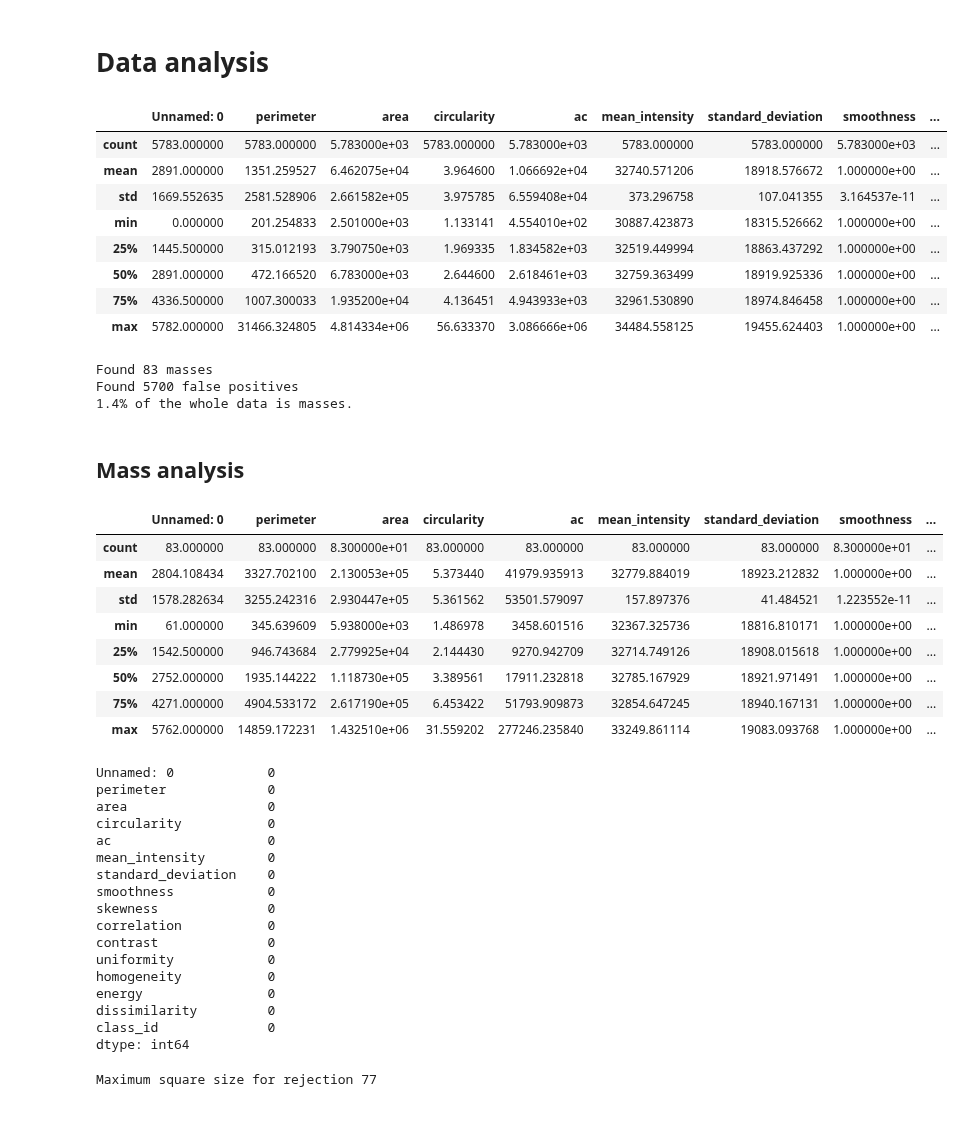
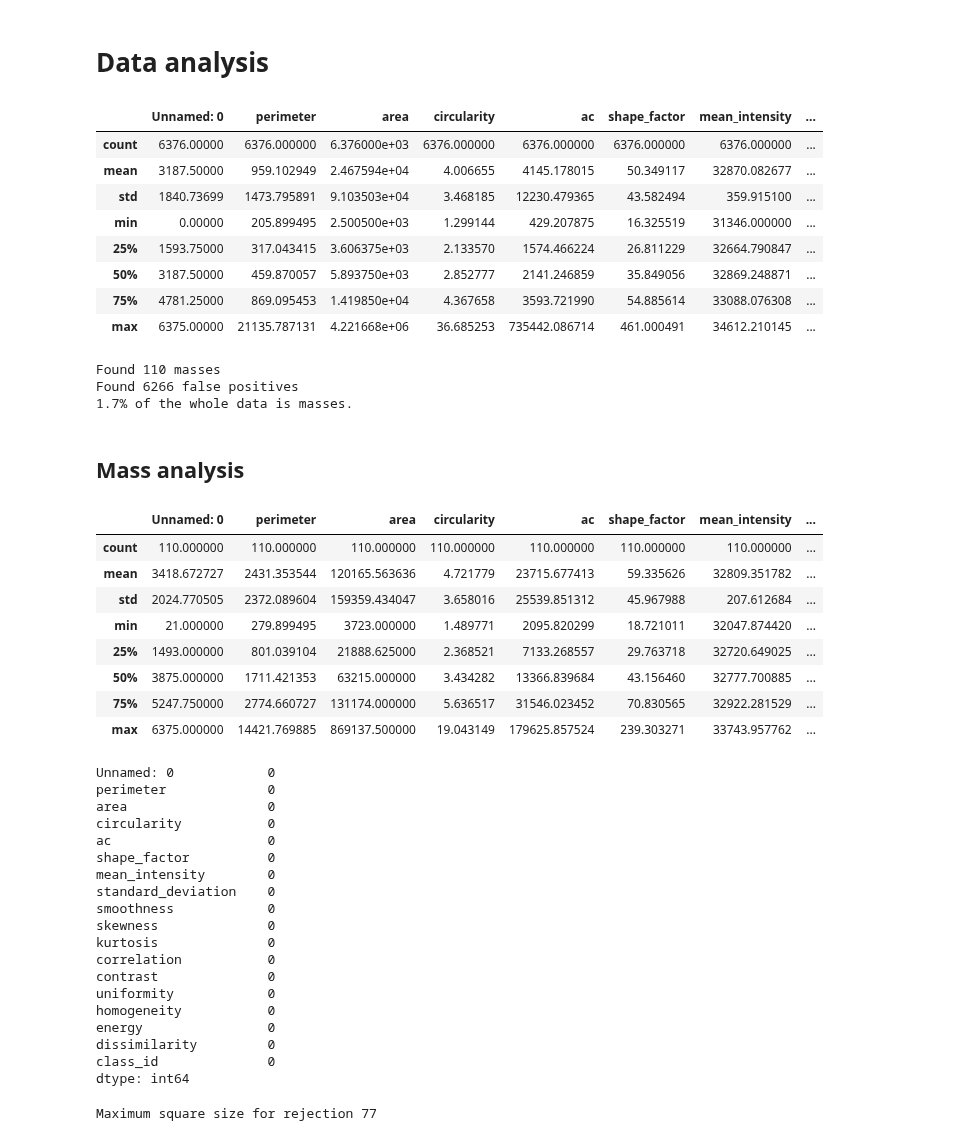
Before and after one commit to OlehKSS/IMMAS, a Jupyter notebook: examples/DataAnalysis.ipynb, the cells around one changed output. Saved outputs shown, nothing was run; the diff lists cells and outputs as text; code cells hidden in the pictures.

```diff
--- a/examples/DataAnalysis.ipynb
+++ b/examples/DataAnalysis.ipynb
@@ -5,22 +5,22 @@ import pandas as pd
 # %%
 # For this file we used Dice threshold 0.2, and the min area of a region of interest is 625
 #data = pd.read_csv("feature-tables/train-data_1526149385.csv")
 
 # For this file we used Dice threshold 0.2, and the min area of a region of interest is 2500
 #data = pd.read_csv("feature-tables/train-data_1526205815.csv")
-data = pd.read_csv("feature-tables/train-data_1526398314.csv")
+data = pd.read_csv("feature-tables/train-data_1526424532.csv")
 
 data.describe()
 # %% [output]
-|  | Unnamed: 0 | perimeter | area | circularity | ac | mean_intensity | standard_deviation | smoothness | ... |
-| count | 5783.000000 | 5783.000000 | 5.783000e+03 | 5783.000000 | 5.783000e+03 | 5783.000000 | 5783.000000 | 5.783000e+03 | ... |
-| mean | 2891.000000 | 1351.259527 | 6.462075e+04 | 3.964600 | 1.066692e+04 | 32740.571206 | 18918.576672 | 1.000000e+00 | ... |
-| std | 1669.552635 | 2581.528906 | 2.661582e+05 | 3.975785 | 6.559408e+04 | 373.296758 | 107.041355 | 3.164537e-11 | ... |
-| min | 0.000000 | 201.254833 | 2.501000e+03 | 1.133141 | 4.554010e+02 | 30887.423873 | 18315.526662 | 1.000000e+00 | ... |
-| 25% | 1445.500000 | 315.012193 | 3.790750e+03 | 1.969335 | 1.834582e+03 | 32519.449994 | 18863.437292 | 1.000000e+00 | ... |
-| 50% | 2891.000000 | 472.166520 | 6.783000e+03 | 2.644600 | 2.618461e+03 | 32759.363499 | 18919.925336 | 1.000000e+00 | ... |
-| 75% | 4336.500000 | 1007.300033 | 1.935200e+04 | 4.136451 | 4.943933e+03 | 32961.530890 | 18974.846458 | 1.000000e+00 | ... |
-| max | 5782.000000 | 31466.324805 | 4.814334e+06 | 56.633370 | 3.086666e+06 | 34484.558125 | 19455.624403 | 1.000000e+00 | ... |
+|  | Unnamed: 0 | perimeter | area | circularity | ac | shape_factor | mean_intensity | ... |
+| count | 6376.00000 | 6376.000000 | 6.376000e+03 | 6376.000000 | 6376.000000 | 6376.000000 | 6376.000000 | ... |
+| mean | 3187.50000 | 959.102949 | 2.467594e+04 | 4.006655 | 4145.178015 | 50.349117 | 32870.082677 | ... |
+| std | 1840.73699 | 1473.795891 | 9.103503e+04 | 3.468185 | 12230.479365 | 43.582494 | 359.915100 | ... |
+| min | 0.00000 | 205.899495 | 2.500500e+03 | 1.299144 | 429.207875 | 16.325519 | 31346.000000 | ... |
+| 25% | 1593.75000 | 317.043415 | 3.606375e+03 | 2.133570 | 1574.466224 | 26.811229 | 32664.790847 | ... |
+| 50% | 3187.50000 | 459.870057 | 5.893750e+03 | 2.852777 | 2141.246859 | 35.849056 | 32869.248871 | ... |
+| 75% | 4781.25000 | 869.095453 | 1.419850e+04 | 4.367658 | 3593.721990 | 54.885614 | 33088.076308 | ... |
+| max | 6375.00000 | 21135.787131 | 4.221668e+06 | 36.685253 | 735442.086714 | 461.000491 | 34612.210145 | ... |
 # %%
 # data division into masses and not masses
 data_masses = data[data["class_id"] == 1]
@@ -31,23 +31,23 @@ print(f"Found {len(data_masses)} masses")
 print(f"Found {len(data_fp)} false positives")
 print(f"{round(100*len(data_masses)/len(data), 1)}% of the whole data is masses.")
 # %% [output]
-Found 83 masses
-Found 5700 false positives
-1.4% of the whole data is masses.
+Found 110 masses
+Found 6266 false positives
+1.7% of the whole data is masses.
 # %% [markdown]
 ## Mass analysis
 # %%
 data_masses.describe()
 # %% [output]
-|  | Unnamed: 0 | perimeter | area | circularity | ac | mean_intensity | standard_deviation | smoothness | ... |
-| count | 83.000000 | 83.000000 | 8.300000e+01 | 83.000000 | 83.000000 | 83.000000 | 83.000000 | 8.300000e+01 | ... |
-| mean | 2804.108434 | 3327.702100 | 2.130053e+05 | 5.373440 | 41979.935913 | 32779.884019 | 18923.212832 | 1.000000e+00 | ... |
-| std | 1578.282634 | 3255.242316 | 2.930447e+05 | 5.361562 | 53501.579097 | 157.897376 | 41.484521 | 1.223552e-11 | ... |
-| min | 61.000000 | 345.639609 | 5.938000e+03 | 1.486978 | 3458.601516 | 32367.325736 | 18816.810171 | 1.000000e+00 | ... |
-| 25% | 1542.500000 | 946.743684 | 2.779925e+04 | 2.144430 | 9270.942709 | 32714.749126 | 18908.015618 | 1.000000e+00 | ... |
-| 50% | 2752.000000 | 1935.144222 | 1.118730e+05 | 3.389561 | 17911.232818 | 32785.167929 | 18921.971491 | 1.000000e+00 | ... |
-| 75% | 4271.000000 | 4904.533172 | 2.617190e+05 | 6.453422 | 51793.909873 | 32854.647245 | 18940.167131 | 1.000000e+00 | ... |
-| max | 5762.000000 | 14859.172231 | 1.432510e+06 | 31.559202 | 277246.235840 | 33249.861114 | 19083.093768 | 1.000000e+00 | ... |
+|  | Unnamed: 0 | perimeter | area | circularity | ac | shape_factor | mean_intensity | ... |
+| count | 110.000000 | 110.000000 | 110.000000 | 110.000000 | 110.000000 | 110.000000 | 110.000000 | ... |
+| mean | 3418.672727 | 2431.353544 | 120165.563636 | 4.721779 | 23715.677413 | 59.335626 | 32809.351782 | ... |
+| std | 2024.770505 | 2372.089604 | 159359.434047 | 3.658016 | 25539.851312 | 45.967988 | 207.612684 | ... |
+| min | 21.000000 | 279.899495 | 3723.000000 | 1.489771 | 2095.820299 | 18.721011 | 32047.874420 | ... |
+| 25% | 1493.000000 | 801.039104 | 21888.625000 | 2.368521 | 7133.268557 | 29.763718 | 32720.649025 | ... |
+| 50% | 3875.000000 | 1711.421353 | 63215.000000 | 3.434282 | 13366.839684 | 43.156460 | 32777.700885 | ... |
+| 75% | 5247.750000 | 2774.660727 | 131174.000000 | 5.636517 | 31546.023452 | 70.830565 | 32922.281529 | ... |
+| max | 6375.000000 | 14421.769885 | 869137.500000 | 19.043149 | 179625.857524 | 239.303271 | 33743.957762 | ... |
 # %%
 data_masses[data_masses.area < 2500].count()
 # %% [output]
@@ -56,10 +56,12 @@ perimeter             0
 area                  0
 circularity           0
 ac                    0
+shape_factor          0
 mean_intensity        0
 standard_deviation    0
 smoothness            0
 skewness              0
+kurtosis              0
 correlation           0
 contrast              0
 uniformity            0
```
Also changed, not shown: parts of 3 cells of this notebook, 3 other files.
